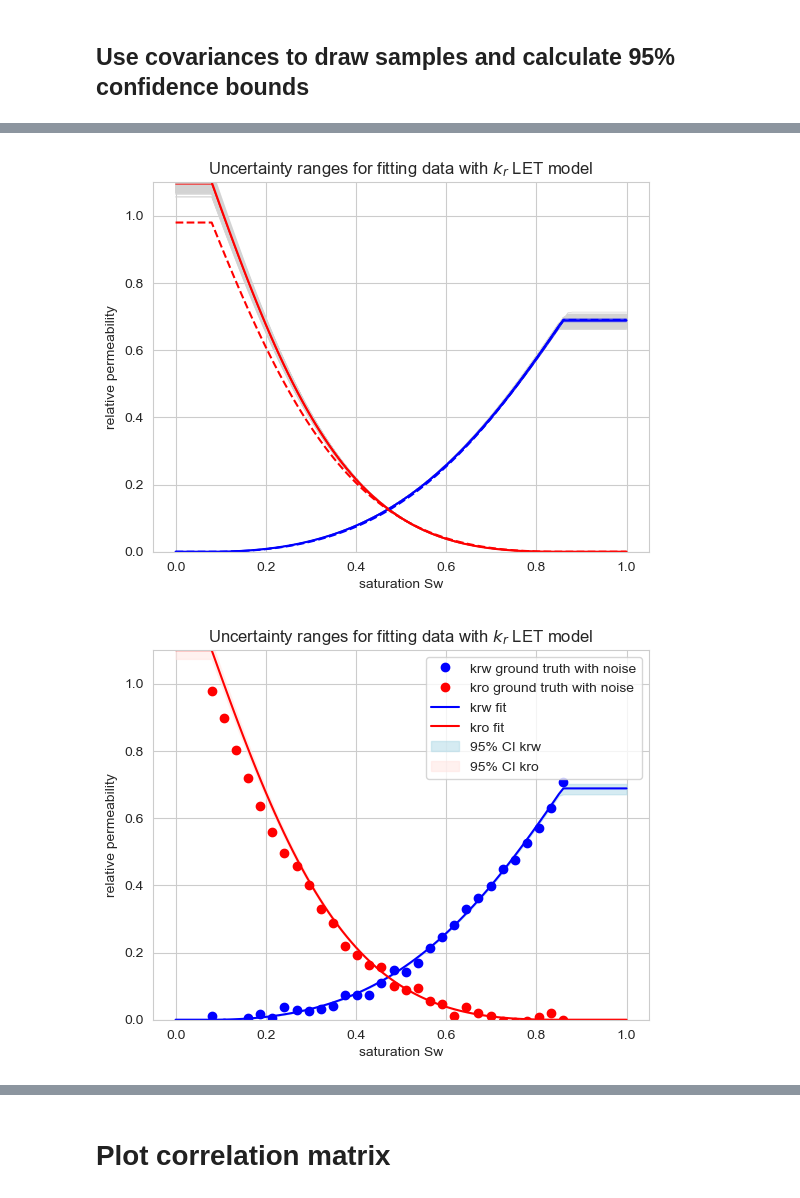
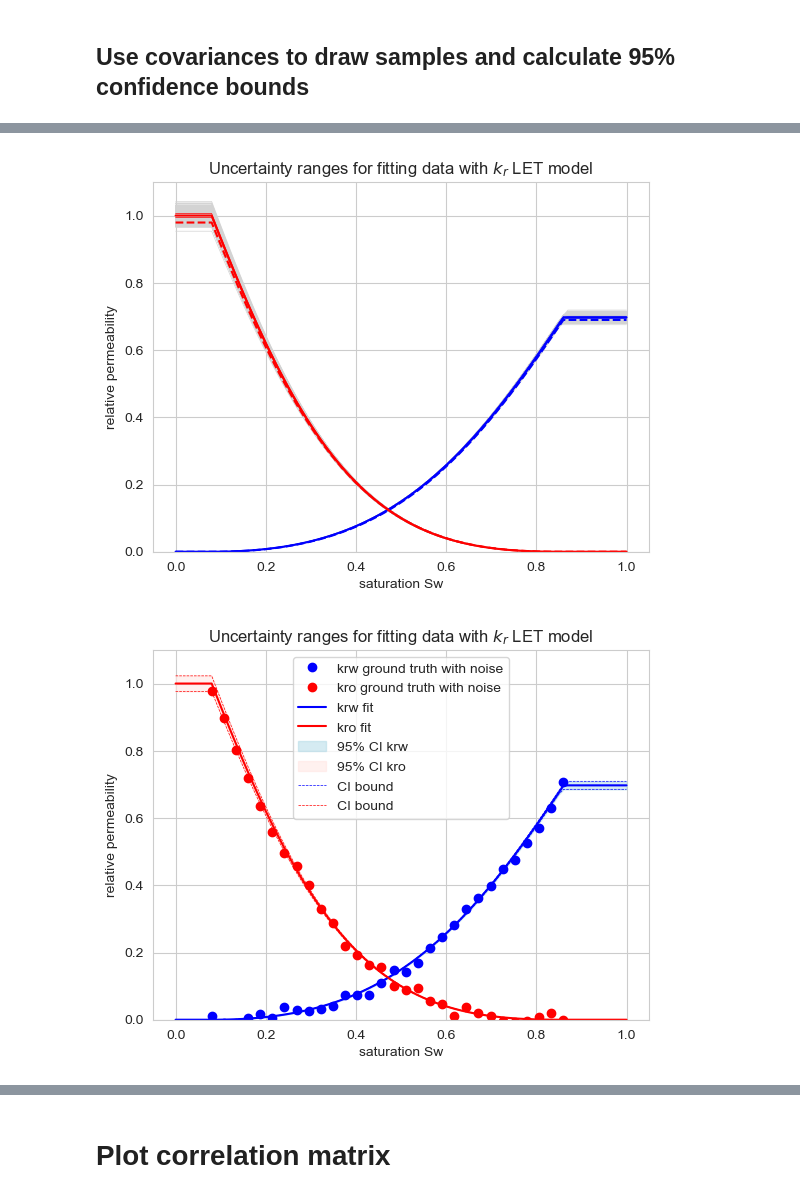
Before and after one commit to sede-open/Core2Relperm, a Jupyter notebook: python/SS_synthetic_data_imbibition_from-Excel.ipynb, the cells around one changed output, grey strips where cells are left out. Drawn from its saved outputs; the diff is of its cells as text; code cells hidden in the pictures.

```diff
--- a/python/SS_synthetic_data_imbibition_from-Excel.ipynb
+++ b/python/SS_synthetic_data_imbibition_from-Excel.ipynb
@@ -1492,9 +1481,6 @@ rng = np.random.default_rng()
 
 # Draw samples
 samples_cov = rng.multivariate_normal(np.array([param.value for param in result_LET.params.values()]), covarmatrix, ntraces).T
-
-# Remove columns that contain any negative number
-samples_cov = samples_cov[:, np.all(samples_cov >= 0, axis=0)]
 
 # Remove parameter limits to allow for negative values now - then apply strict LET boundary conditions later.
 for param in LETfiterroract.values():
@@ -1556,17 +1542,21 @@ plt.plot( swv, rlp_model1.calc_kr2(swv), 'r--', label='kro ground truth')
 plt.ylim(0,1.1)
 #plt.legend();
 plt.xlabel('saturation Sw'); plt.ylabel('relative permeability')
-plt.title('Uncertainty ranges for fitting data with $k_r$ LET model');
+plt.title('Uncertainty ranges for fitting data with $k_r$ LET model')
 plt.show()
 
 # Plot shaded area of 95% confidence interval with best fit
 plt.figure()
 plt.plot( Kr_data.Sat, Kr_data.kr1, 'bo',label='krw ground truth with noise')
-plt.plot( Kr_data.Sat, Kr_data.kr2, 'ro', label='kro ground truth with noise');
+plt.plot( Kr_data.Sat, Kr_data.kr2, 'ro', label='kro ground truth with noise')
 plt.plot( swv, rlpmodel_LET_fit.calc_kr1(swv), 'b', label='krw fit')
 plt.plot( swv, rlpmodel_LET_fit.calc_kr2(swv), 'r', label='kro fit')
 plt.fill_between(swv, lower_kr1, upper_kr1, color='lightblue', alpha=0.5, label='95% CI krw')
 plt.fill_between(swv, lower_kr2, upper_kr2, color='mistyrose', alpha=0.5, label='95% CI kro')
+plt.plot( swv, upper_kr1, 'b--', linewidth=0.5, label='CI bound')
+plt.plot( swv, lower_kr1, 'b--', linewidth=0.5, )
+plt.plot( swv, upper_kr2, 'r--', linewidth=0.5, label='CI bound')
+plt.plot( swv, lower_kr2, 'r--', linewidth=0.5, )
 plt.xlabel('saturation Sw')
 plt.ylabel('relative permeability')
 plt.title('Uncertainty ranges for fitting data with $k_r$ LET model')
@@ -1576,11 +1566,15 @@ plt.show()
 
 plt.figure()
 plt.semilogy( Kr_data.Sat, Kr_data.kr1, 'bo')
-plt.semilogy( Kr_data.Sat, Kr_data.kr2, 'ro');
+plt.semilogy( Kr_data.Sat, Kr_data.kr2, 'ro')
 plt.semilogy( swv, rlpmodel_LET_fit.calc_kr1(swv), 'b', label='krw fit')
 plt.semilogy( swv, rlpmodel_LET_fit.calc_kr2(swv), 'r', label='kro fit')
 plt.fill_between(swv, lower_kr1, upper_kr1, color='lightblue', alpha=0.5, label='95% CI krw')
 plt.fill_between(swv, lower_kr2, upper_kr2, color='mistyrose', alpha=0.5, label='95% CI kro')
+plt.semilogy( swv, upper_kr1, 'b--', linewidth=0.5, label='CI bound')
+plt.semilogy( swv, lower_kr1, 'b--', linewidth=0.5, )
+plt.semilogy( swv, upper_kr2, 'r--', linewidth=0.5, label='CI bound')
+plt.semilogy( swv, lower_kr2, 'r--', linewidth=0.5, )
 plt.ylim(1E-3,1.1)
 #plt.legend();
 plt.xlabel('saturation Sw'); plt.ylabel('relative permeability')
@@ -1607,2 +1586,2 @@ Error at iteration 2499: index 2499 is out of bounds for axis 1 with size 1235
-[figure, old version]
+[figure, new version]
-[figure, old version]
+[figure, new version]
```
Also changed, not shown: parts of 12 cells of this notebook, 5 other files.
